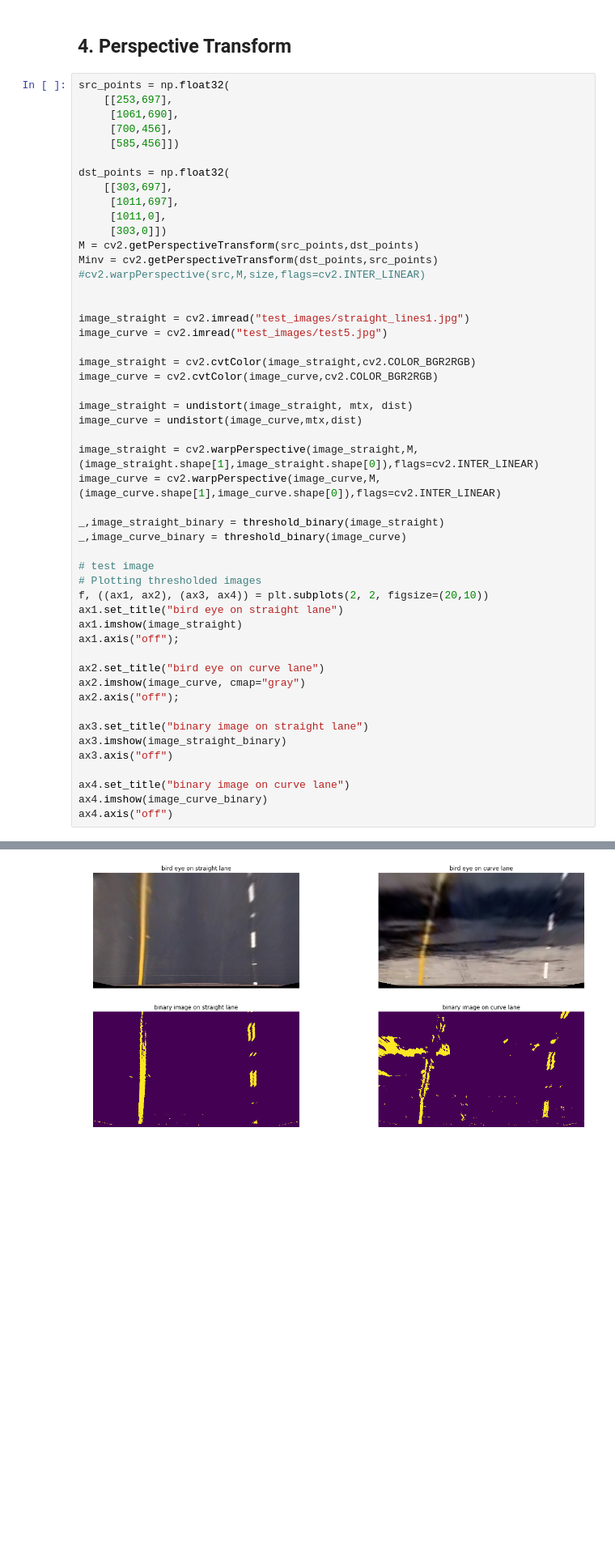
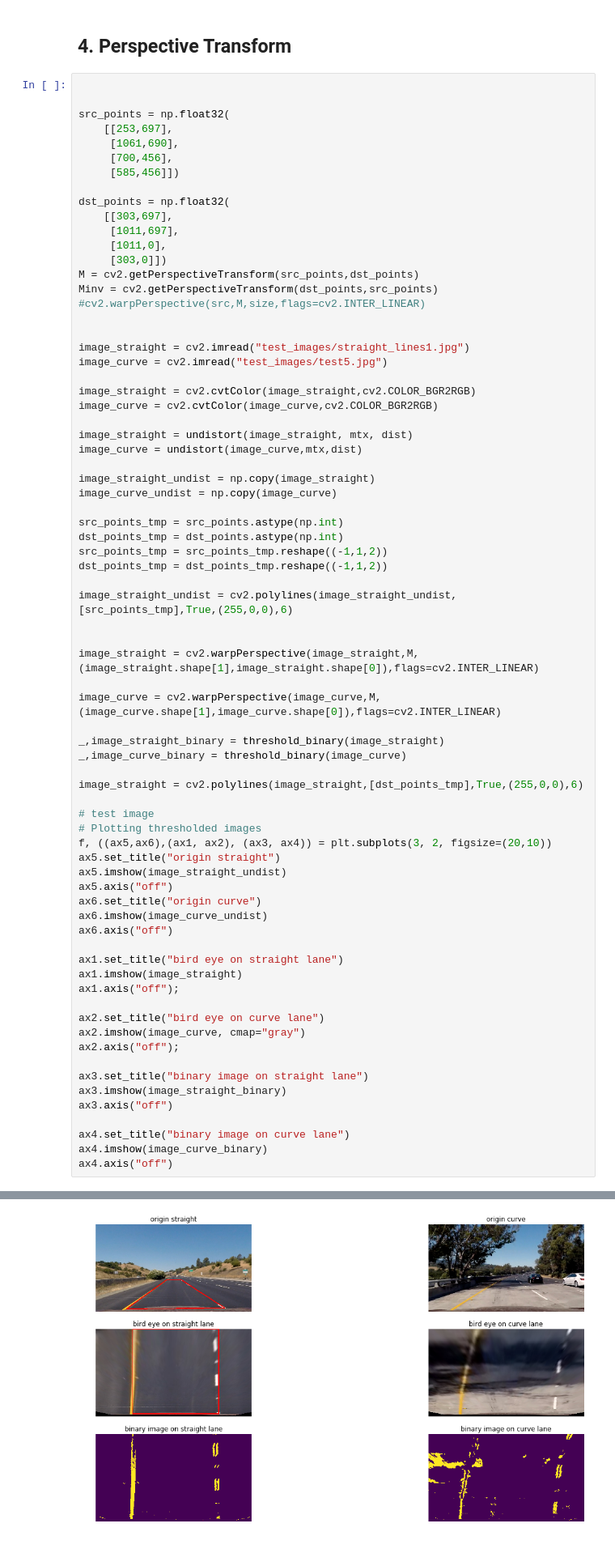
Before and after one commit to alongqiyue/CarND-Advanced-Lane-Lines, a Jupyter notebook: Advanced_Lane_Detection.ipynb, the cells around one changed output, grey strips where cells are left out. Shown: that part at 81% size. Cells and saved outputs as stored; diff of their text form; blank space fills up the shorter version.

```diff
--- a/Advanced_Lane_Detection.ipynb
+++ b/Advanced_Lane_Detection.ipynb
@@ -123,6 +123,8 @@ cv2.imwrite("output_images/combined_binary.jpg", binary);
 # %% [markdown]
 ## 4. Perspective Transform
 # %%
+
+
 src_points = np.float32(
     [[253,697],
      [1061,690],
@@ -146,35 +148,56 @@ image_straight = cv2.cvtColor(image_straight,cv2.COLOR_BGR2RGB)
 image_curve = cv2.cvtColor(image_curve,cv2.COLOR_BGR2RGB)
 
 image_straight = undistort(image_straight, mtx, dist)
 image_curve = undistort(image_curve,mtx,dist)
 
+image_straight_undist = np.copy(image_straight)
+image_curve_undist = np.copy(image_curve)
+
+src_points_tmp = src_points.astype(np.int)
+dst_points_tmp = dst_points.astype(np.int)
+src_points_tmp = src_points_tmp.reshape((-1,1,2))
+dst_points_tmp = dst_points_tmp.reshape((-1,1,2))
+
+image_straight_undist = cv2.polylines(image_straight_undist,[src_points_tmp],True,(255,0,0),6)
+
+
 image_straight = cv2.warpPerspective(image_straight,M,(image_straight.shape[1],image_straight.shape[0]),flags=cv2.INTER_LINEAR)
+
 image_curve = cv2.warpPerspective(image_curve,M,(image_curve.shape[1],image_curve.shape[0]),flags=cv2.INTER_LINEAR)
 
 _,image_straight_binary = threshold_binary(image_straight)
 _,image_curve_binary = threshold_binary(image_curve)
 
+image_straight = cv2.polylines(image_straight,[dst_points_tmp],True,(255,0,0),6)
+
 # test image
 # Plotting thresholded images
-f, ((ax1, ax2), (ax3, ax4)) = plt.subplots(2, 2, figsize=(20,10))
+f, ((ax5,ax6),(ax1, ax2), (ax3, ax4)) = plt.subplots(3, 2, figsize=(20,10))
+ax5.set_title("origin straight")
+ax5.imshow(image_straight_undist)
+ax5.axis("off")
+ax6.set_title("origin curve")
+ax6.imshow(image_curve_undist)
+ax6.axis("off")
+
 ax1.set_title("bird eye on straight lane")
 ax1.imshow(image_straight)
 ax1.axis("off");
 
 ax2.set_title("bird eye on curve lane")
 ax2.imshow(image_curve, cmap="gray")
 ax2.axis("off");
 
 ax3.set_title("binary image on straight lane")
 ax3.imshow(image_straight_binary)
 ax3.axis("off")
 
 ax4.set_title("binary image on curve lane")
 ax4.imshow(image_curve_binary)
 ax4.axis("off")
 # %% [output]
 (-0.5, 1279.5, 719.5, -0.5)
-[figure, old version]
+[figure, new version]
 # %% [markdown]
 ## 5.Finding Lines
 # %%
```
Also changed, not shown: parts of 4 cells of this notebook, 1 other file.
